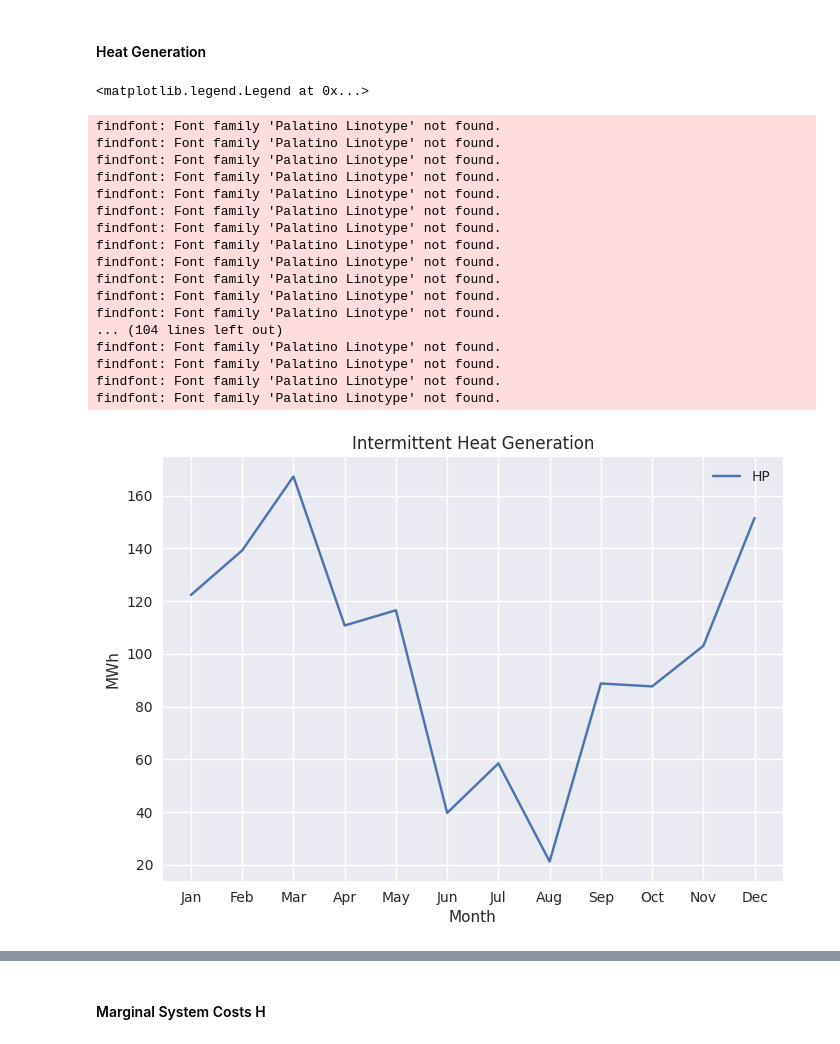
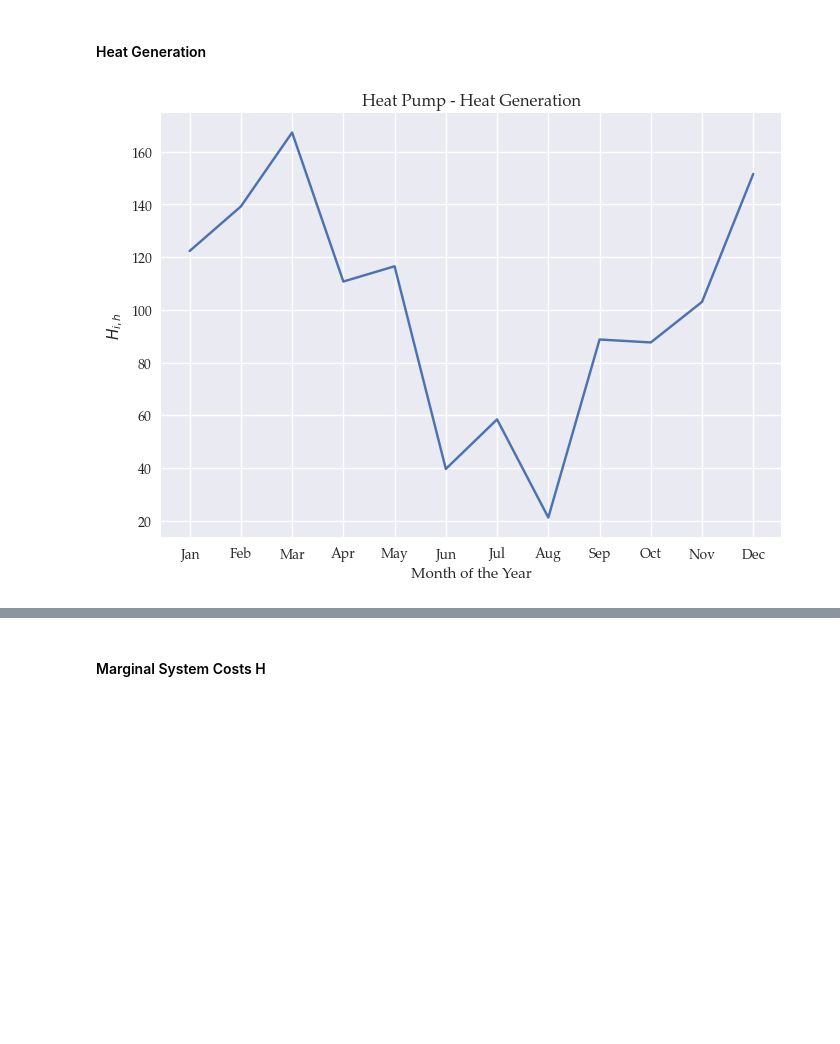
Before and after one commit to marcherger/EnergyEconGroupWork, a Jupyter notebook: Analysis_mBasicPH_storage.ipynb, the cells around one changed output, grey strips where cells are left out. Saved outputs shown, nothing was run; the diff lists cells and outputs as text; code cells hidden in the pictures; blank space fills up the shorter version.

```diff
--- a/Analysis_mBasicPH_storage.ipynb
+++ b/Analysis_mBasicPH_storage.ipynb
@@ -119,13 +119,13 @@ plants_names_intermit = db['CapVariation'].index.levels[1][range_names]
 
 month = adj.rc_pd(m.db['h2Month'], name= 'Month')
 
-#for n, i in enumerate(plants_names_intermit):
-#    adjMultiIndex.applyMult(db['CapVariation'], month).loc[:,i].mean(level=['Month']).plot(label= plants_names_intermit[n])
+for n, i in enumerate(plants_names_intermit):
+    adjMultiIndex.applyMult(db['CapVariation'], month).loc[:,i].mean(level=['Month']).plot(label= plants_names_intermit[n])
 
 months= ['Jan', 'Feb', 'Mar', 'Apr','May', 'Jun', 'Jul', 'Aug', 'Sep', 'Oct','Nov', 'Dec']
-#plt.xticks(np.arange(start=1, stop=13, step=1), months)
-#plt.xlabel('Month of the Year')
-#plt.ylabel('$\gamma_{i,h}$')
-#plt.title('Average Monthly Variation in Natural Conditions')
-#plt.legend()
-#plt.savefig('monthly_variation_plot.png')
+plt.xticks(np.arange(start=1, stop=13, step=1), months)
+plt.xlabel('Month of the Year')
+plt.ylabel('$\gamma_{i,h}$')
+plt.title('Average Monthly Variation in Natural Conditions')
+plt.legend()
+plt.savefig('monthly_variation_plot.png')
@@ -256,45 +241,28 @@ months= ['Jan', 'Feb', 'Mar', 'Apr','May', 'Jun', 'Jul', 'Aug', 'Sep', 'Oct','No
 # %%
 GenH_plant_names = base_db['Generation_H'].index.levels[2]
 
 id2tech = adj.rc_pd(base_db['id2tech'], name = 'id2tech')
 GenH_id2tech = adjMultiIndex.applyMult(base_db['Generation_H'], id2tech).reset_index(level=['g_H'], drop=True)
 
 tech2modelTech = adj.rc_pd(base_db['tech2modelTech'], name = 'tech2modelTech')
 GenH_id2tech_tech2modelTech = adjMultiIndex.applyMult(GenH_id2tech, tech2modelTech)
 
 range_tech2modelTec = [2]
 names = GenH_id2tech_tech2modelTech.index.levels[3][range_tech2modelTec]
 
 month = adj.rc_pd(base_db['h2Month'], name= 'Month')
 
 for n, i in enumerate(names):
-    adjMultiIndex.applyMult(GenH_id2tech_tech2modelTech, month).reset_index(level=['id','tech'], drop=True).loc[:,i].mean(level=['Month']).plot(label= names[n])
+    adjMultiIndex.applyMult(GenH_id2tech_tech2modelTech, month).reset_index(level=['id','tech'], drop=True).loc[:,i].mean(level=['Month']).plot()
 
 months= ['Jan', 'Feb', 'Mar', 'Apr','May', 'Jun', 'Jul', 'Aug', 'Sep', 'Oct','Nov', 'Dec']
 plt.xticks(np.arange(start=1, stop=13, step=1), months)
-plt.ylabel('MWh')
-plt.title('Intermittent Heat Generation')
-plt.legend()
+plt.ylabel('$H_{i,h}$')
+plt.xlabel('Month of the Year')
+plt.title('Heat Pump - Heat Generation')
+plt.savefig('baseline_monthly_generation_H_HP_plot.png')
 # %% [output]
-<matplotlib.legend.Legend at 0x...>
-findfont: Font family 'Palatino Linotype' not found.
-findfont: Font family 'Palatino Linotype' not found.
-findfont: Font family 'Palatino Linotype' not found.
-findfont: Font family 'Palatino Linotype' not found.
-findfont: Font family 'Palatino Linotype' not found.
-findfont: Font family 'Palatino Linotype' not found.
-findfont: Font family 'Palatino Linotype' not found.
-findfont: Font family 'Palatino Linotype' not found.
-findfont: Font family 'Palatino Linotype' not found.
-findfont: Font family 'Palatino Linotype' not found.
-findfont: Font family 'Palatino Linotype' not found.
-findfont: Font family 'Palatino Linotype' not found.
-... (104 lines left out)
-findfont: Font family 'Palatino Linotype' not found.
-findfont: Font family 'Palatino Linotype' not found.
-findfont: Font family 'Palatino Linotype' not found.
-findfont: Font family 'Palatino Linotype' not found.
-[figure, old version]
+[figure, new version]
 # %%
 id2tech = adj.rc_pd(base_db['id2tech'], name = 'id2tech')
 GenH_id2tech = adjMultiIndex.applyMult(base_db['Generation_H'], id2tech).reset_index(level=['g_H'], drop=True)
```
Also changed, not shown: parts of 39 cells of this notebook, 10 other files.
